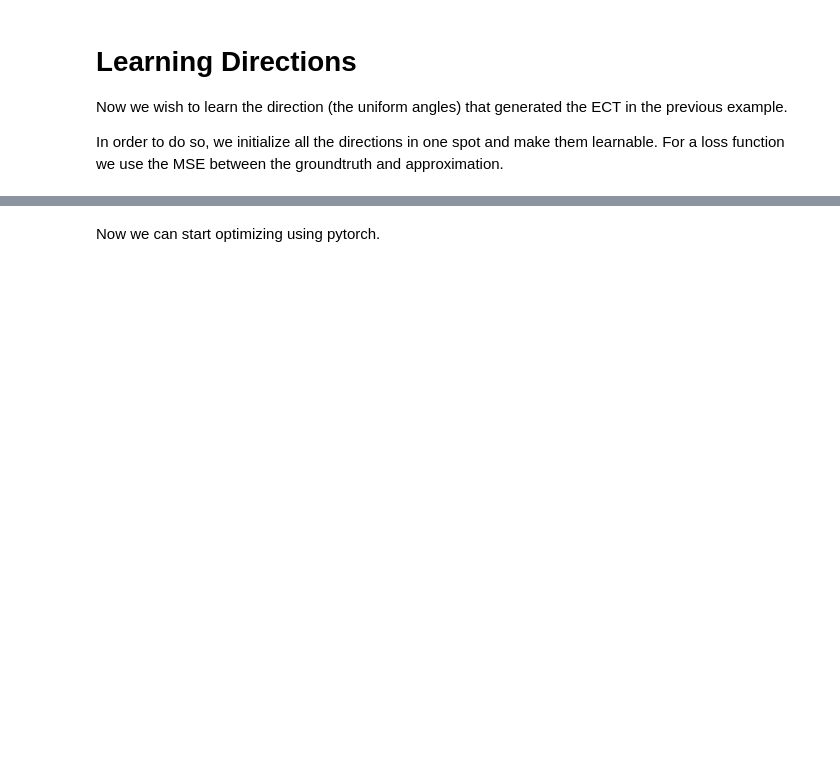
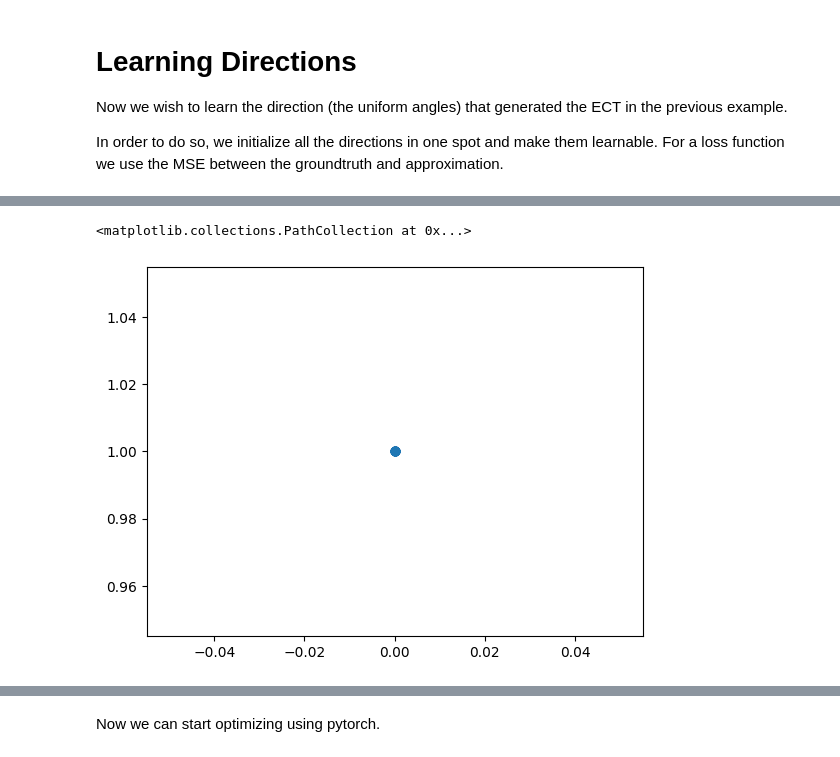
Before and after one commit to aidos-lab/dect, a Jupyter notebook: notebooks/02_learning_directions.ipynb, the cells around one changed output, grey strips where cells are left out. Saved outputs shown, nothing was run; the diff lists cells and outputs as text; code cells hidden in the pictures; blank space fills up the shorter version.

```diff
--- a/notebooks/02_learning_directions.ipynb
+++ b/notebooks/02_learning_directions.ipynb
@@ -96,3 +108,9 @@ learnable_layer = ECTLayer(
+# %%
+learnablev = learnable_layer.v.detach().numpy()
+plt.scatter(learnablev[:,0],learnablev[:,1])
+# %% [output]
+<matplotlib.collections.PathCollection at 0x...>
+[figure, added]
 # %%
 # Compute the ECT and plot
 ect_groundtruth = fixed_layer(batch)
```
Also changed, not shown: parts of 6 cells of this notebook, 4 other files.
